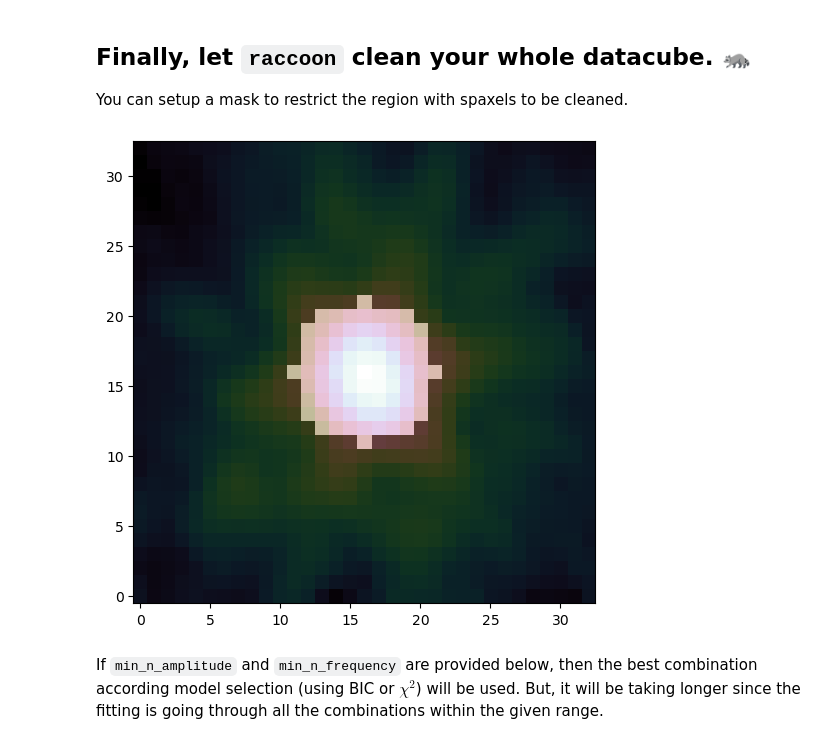
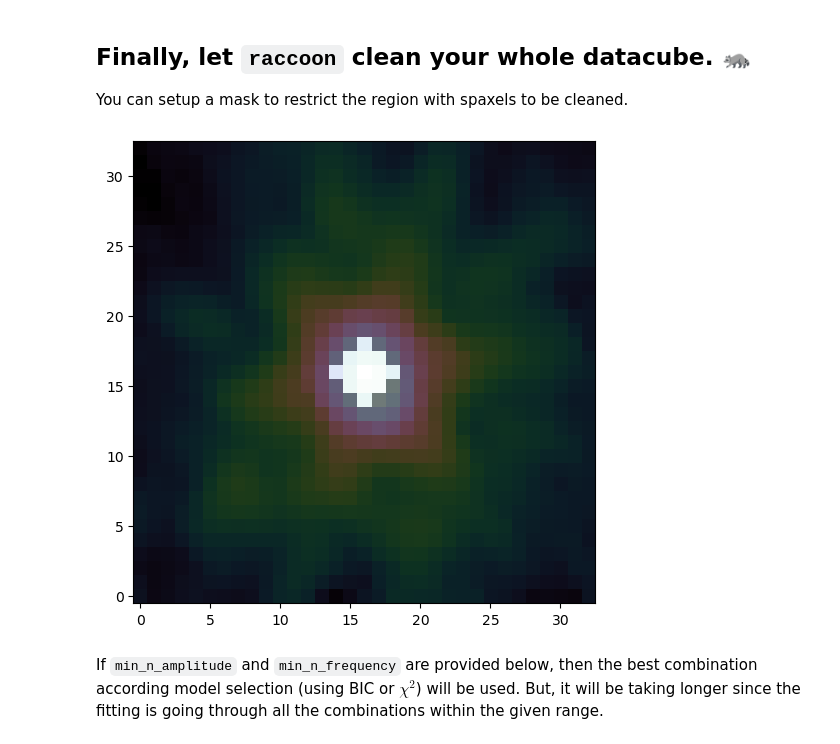
Before and after one commit to ajshajib/raccoon, a Jupyter notebook: example/example_notebook.ipynb, the cells around one changed output. Cells and saved outputs as stored; diff of their text form; code cells hidden in the pictures.

```diff
--- a/example/example_notebook.ipynb
+++ b/example/example_notebook.ipynb
@@ -79,7 +75,7 @@ wcleaner = WiggleCleaner(
     wavelengths,
     data_cube,
     noise_cube,
-    gaps=gaps,
+    # gaps=gaps,
     continuum_diff_polynomial_order=2,
     symmetric_sharpening=True,  # Set to False if you want to disable symmetric sharpening
     asymmetric_sharpening=True,  # Set to False if you want to disable asymmetric sharpening
@@ -268,23 +264,23 @@ You can setup a mask to restrict the region with spaxels to be cleaned.
 # %%
 %matplotlib inline
 
 mask = np.zeros_like(data_cube[0], dtype=bool)
 
 center_x = quasar_x
 center_y = quasar_y
 
-radius = 3  # pixels
+radius = 2  # pixels
 
 for i in range(center_x - 2 * radius, center_x + 2 * radius):
     for j in range(center_y - 2 * radius, center_y + 2 * radius):
         if (i - center_x) ** 2 + (j - center_y) ** 2 <= radius**2:
             mask[i, j] = True
 
 plt.imshow(np.log10(np.nansum(data_cube, axis=0)), cmap="cubehelix", origin="lower")
 plt.imshow(mask, alpha=0.5, cmap="cubehelix", origin="lower", vmin=0, vmax=1)
 plt.show()
 # %% [output]
-[figure, old version]
+[figure, new version]
 # %% [markdown]
 If `min_n_amplitude` and `min_n_frequency` are provided below, then the best combination according model selection (using BIC or $\chi^2$) will be used. But, it will be taking longer since the fitting is going through all the combinations within the given range.
 # %%
```
Also changed, not shown: parts of 7 cells of this notebook.
